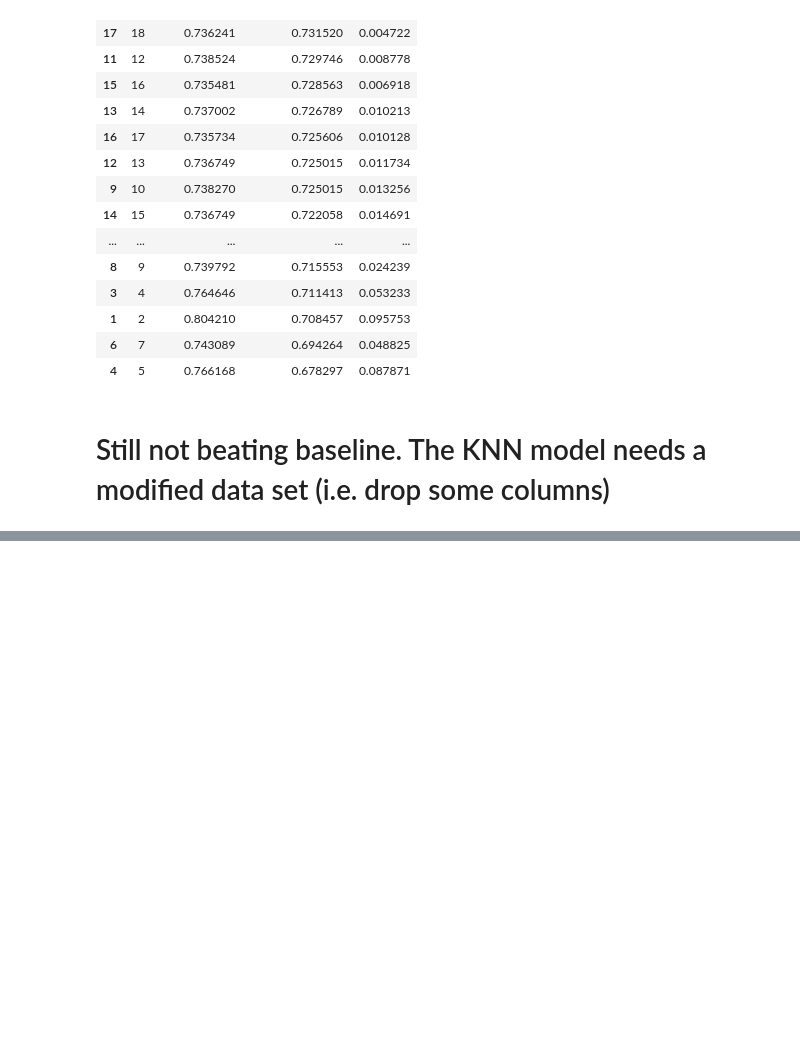
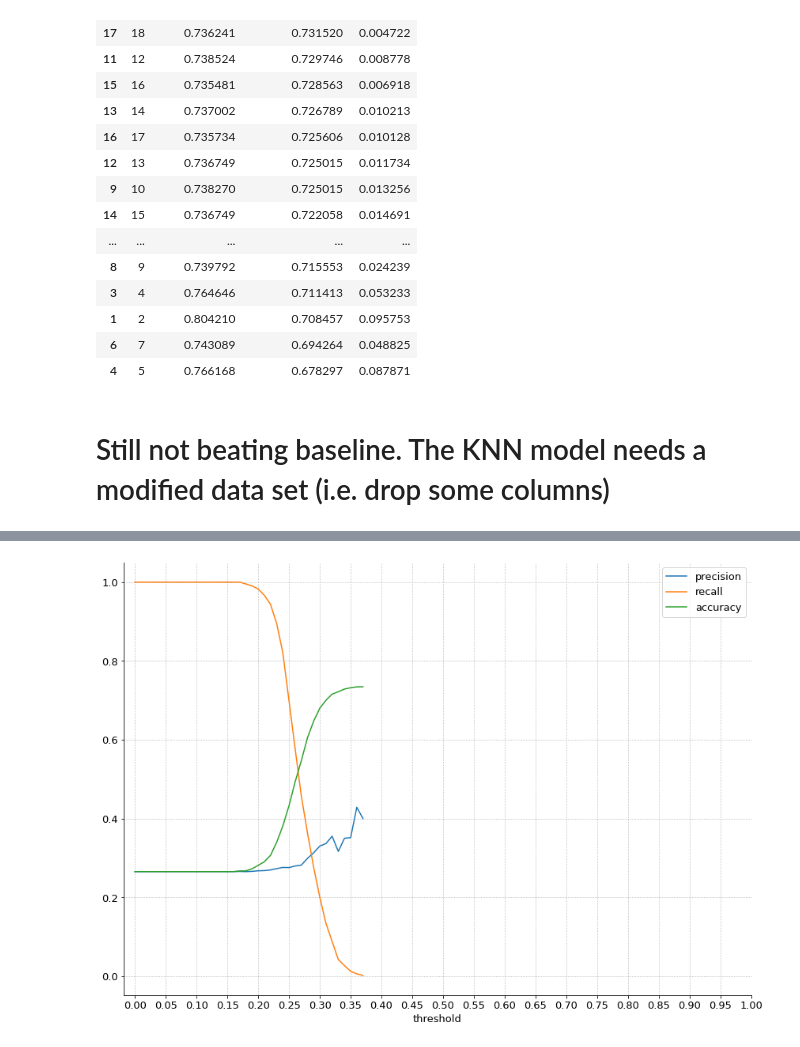
Before and after one commit to brianclements03/Telco_Project, a Jupyter notebook: telco_data_exploration.ipynb, the cells around one changed output, grey strips where cells are left out. Drawn from its saved outputs; the diff is of its cells as text; code cells hidden in the pictures; blank space fills up the shorter version.

```diff
--- a/telco_data_exploration.ipynb
+++ b/telco_data_exploration.ipynb
@@ -1679,0 +1711,5 @@ results[results.difference <= 0.1].sort_values(by=['validate_accuracy', 'differe
+# %%
+# Define the logistic regression model
+logit = LogisticRegression(C=100)
+#  fit the model on train data
+logit.fit(telco_X_train_encoded, telco_y_train)
@@ -1679,0 +1724,7 @@ results[results.difference <= 0.1].sort_values(by=['validate_accuracy', 'differe
+# %%
+# y_pred_proba = logit.predict_proba(telco_X_train_encoded)
+# y_pred_proba[0:10]
+
+y_pred_proba = logit.predict_proba(telco_X_train_encoded)
+y_pred_proba = pd.DataFrame(y_pred_proba, columns = ['no churn', 'churn'])
+y_pred_proba.head()
@@ -1679,0 +1752,7 @@ results[results.difference <= 0.1].sort_values(by=['validate_accuracy', 'differe
+# %%
+import logistic_regression_util
+
+# plot metrics vs thresholds
+logistic_regression_util.plot_metrics_by_thresholds(telco_y_train, y_pred_proba.churn)
+# %% [output]
+[figure, added]
```
Also changed, not shown: parts of 21 cells of this notebook.
